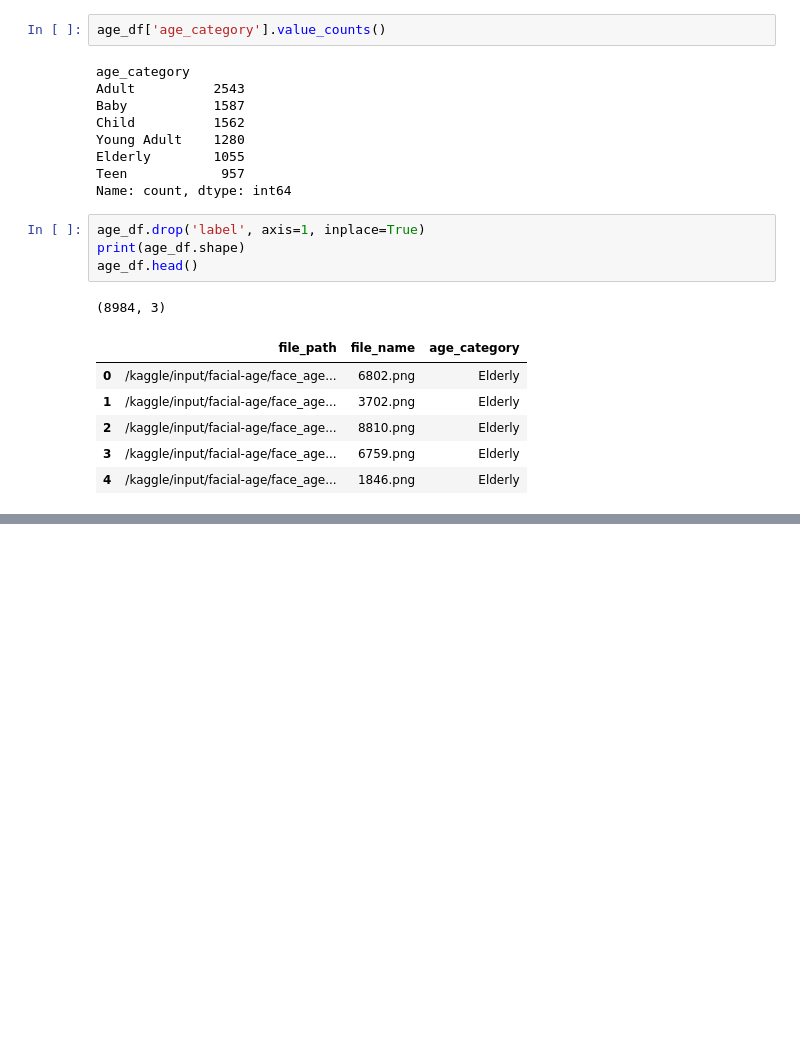
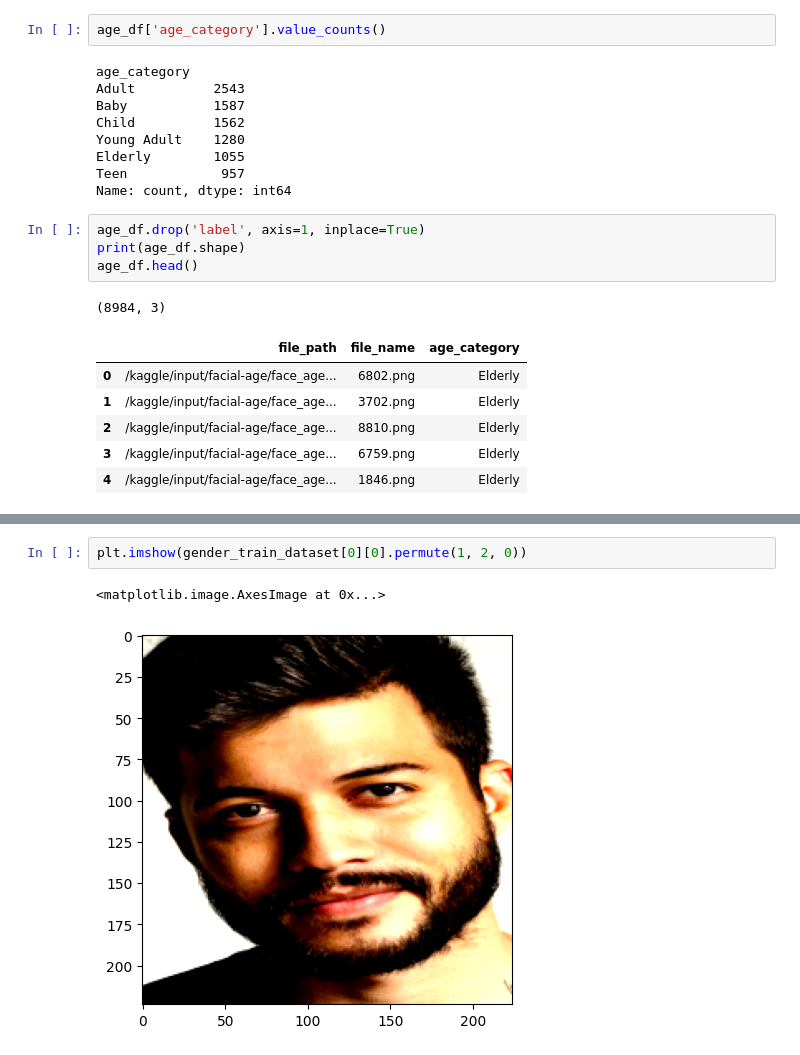
Before and after one commit to fatimagulomova/iu-projects, a Jupyter notebook: DLBAIPEAI/age-gender-expression-recognizer.ipynb, the cells around one changed output, grey strips where cells are left out. Saved outputs shown, nothing was run; the diff lists cells and outputs as text; blank space fills up the shorter version.

```diff
--- a/DLBAIPEAI/age-gender-expression-recognizer.ipynb
+++ b/DLBAIPEAI/age-gender-expression-recognizer.ipynb
@@ -306 +380,6 @@ plt.imshow(age_train_dataset[0][0].permute(1, 2, 0))
+# %%
+plt.imshow(gender_train_dataset[0][0].permute(1, 2, 0))
+# %% [output]
+<matplotlib.image.AxesImage at 0x...>
+[figure, added]
 # %%
```
Also changed, not shown: parts of 46 cells of this notebook.
